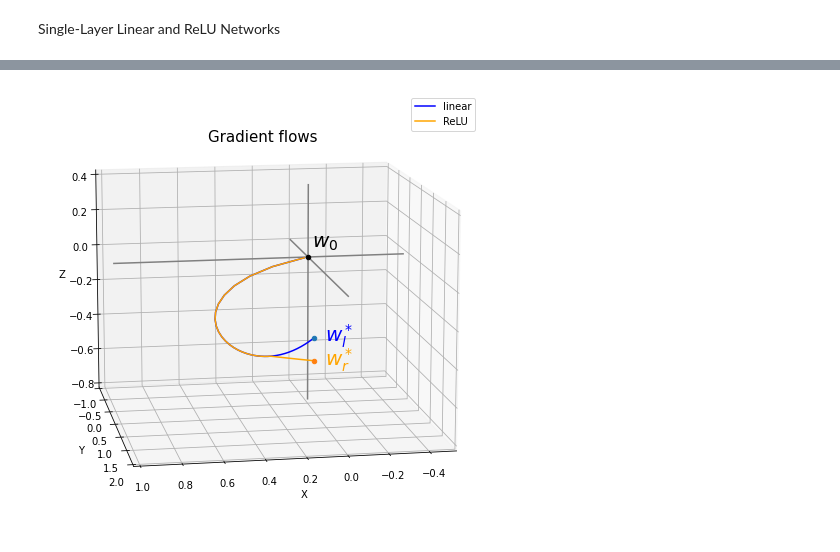
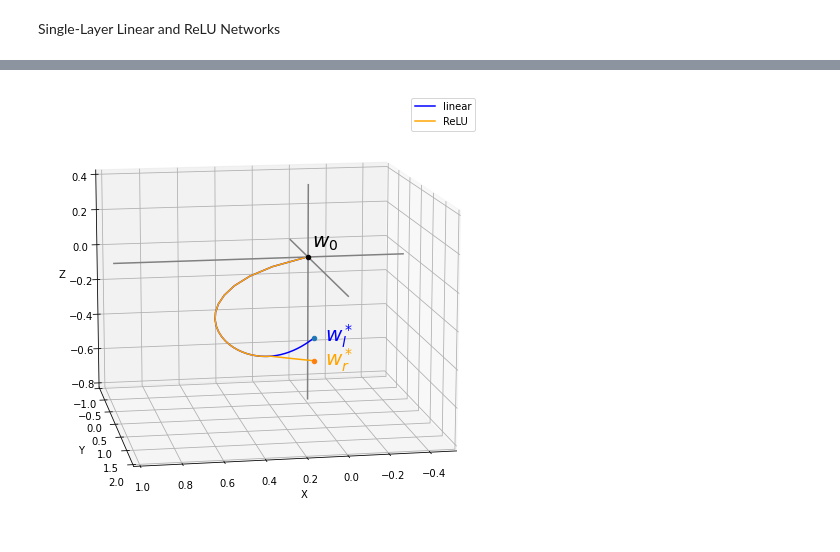
Before and after one commit to leeleesang/Single-Layer-Networks, a Jupyter notebook: Exmp_Deactivation.ipynb, the cells around one changed output, grey strips where cells are left out. Cells and saved outputs as stored; diff of their text form; code cells hidden in the pictures.

```diff
--- a/Exmp_Deactivation.ipynb
+++ b/Exmp_Deactivation.ipynb
@@ -97,7 +97,7 @@ z_axis = np.linspace(zlim_l,zlim_u,10)
 plt.ion()
 fig = plt.figure(figsize=(8,8))
 ax = plt.axes(projection='3d')
-ax.set_title("Gradient flows", fontsize=15, y=0.95)
+# ax.set_title("Gradient flows", fontsize=15, y=0.95)
 ax.set_xlabel('X')
 ax.set_ylabel('Y')
 ax.set_zlabel('Z')
@@ -122,34 +122,34 @@ ax.elev = 12
 # z2[z2<-lim] = np.nan
 # z3[z3>lim] = np.nan
 # z3[z3<-lim] = np.nan
 # ax.plot_surface(x, y, z1, alpha=0.5)
 # ax.plot_surface(x, y, z2, alpha=0.5)
 # ax.plot_surface(x, y, z3, alpha=0.5)
 
 
 
 
 ax.scatter3D(zero[0], zero[1], zero[2], color='black')
 ax.text(-0.02, 0, 0.05, "$w_0$", size=20, zorder=1, color='black')
 w_star_linear = linear_net.weight()[0]
 w_star_relu = relu_net.weight()[0]
 ax.scatter3D(w_star_linear[0], w_star_linear[1], w_star_linear[2])
 ax.text(w_star_linear[0]-0.05, w_star_linear[1], w_star_linear[2]-0.02, "$w_l^*$", size=20, zorder=1, color='blue')
 ax.scatter3D(w_star_relu[0], w_star_relu[1], w_star_relu[2])
 ax.text(w_star_relu[0]-0.05, w_star_relu[1], w_star_relu[2]-0.03, "$w_r^*$", size=20, zorder=-11, color='orange')
 
 
 ax.set_xlim(xlim_l, xlim_u)
 ax.set_ylim(ylim_l, ylim_u)
 ax.set_zlim(zlim_l, zlim_u)
 
 # Convergnenc Path
 ax.plot3D(linear_tr[:,0], linear_tr[:,1], linear_tr[:,2], color="blue", label="linear")
 ax.plot3D(relu_tr[:,0], relu_tr[:,1], relu_tr[:,2], color="orange", label="ReLU")
 ax.legend()
 savefig(f'{output_path}/convergence_{Epochs}.png')
 # %% [output]
-[figure, old version]
+[figure, new version]
 # %%
 linear_tr_torch = torch.tensor(linear_tr).float()
 relu_tr_torch = torch.tensor(relu_tr).float()
```
Also changed, not shown: parts of 3 cells of this notebook, 19 other files.
